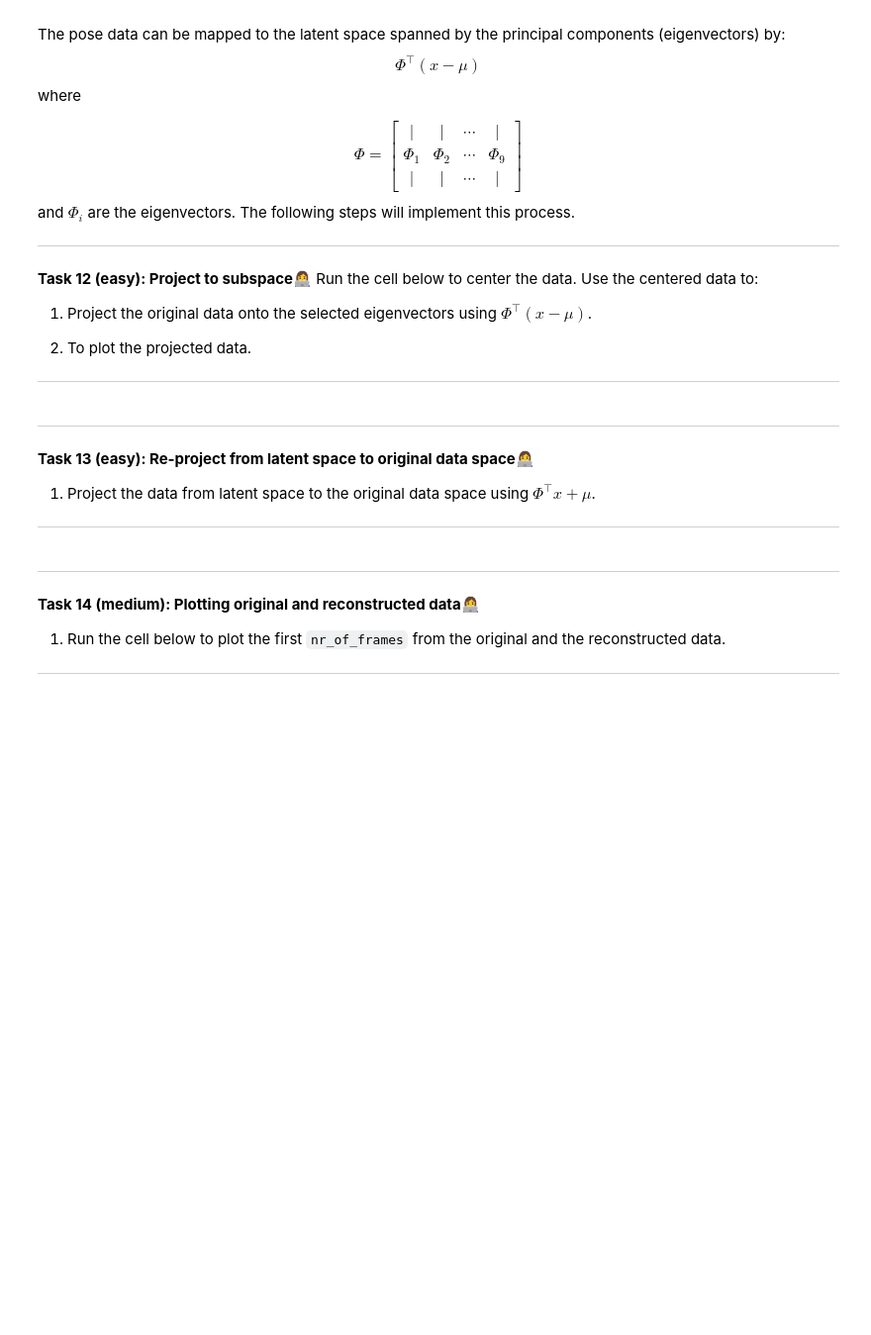
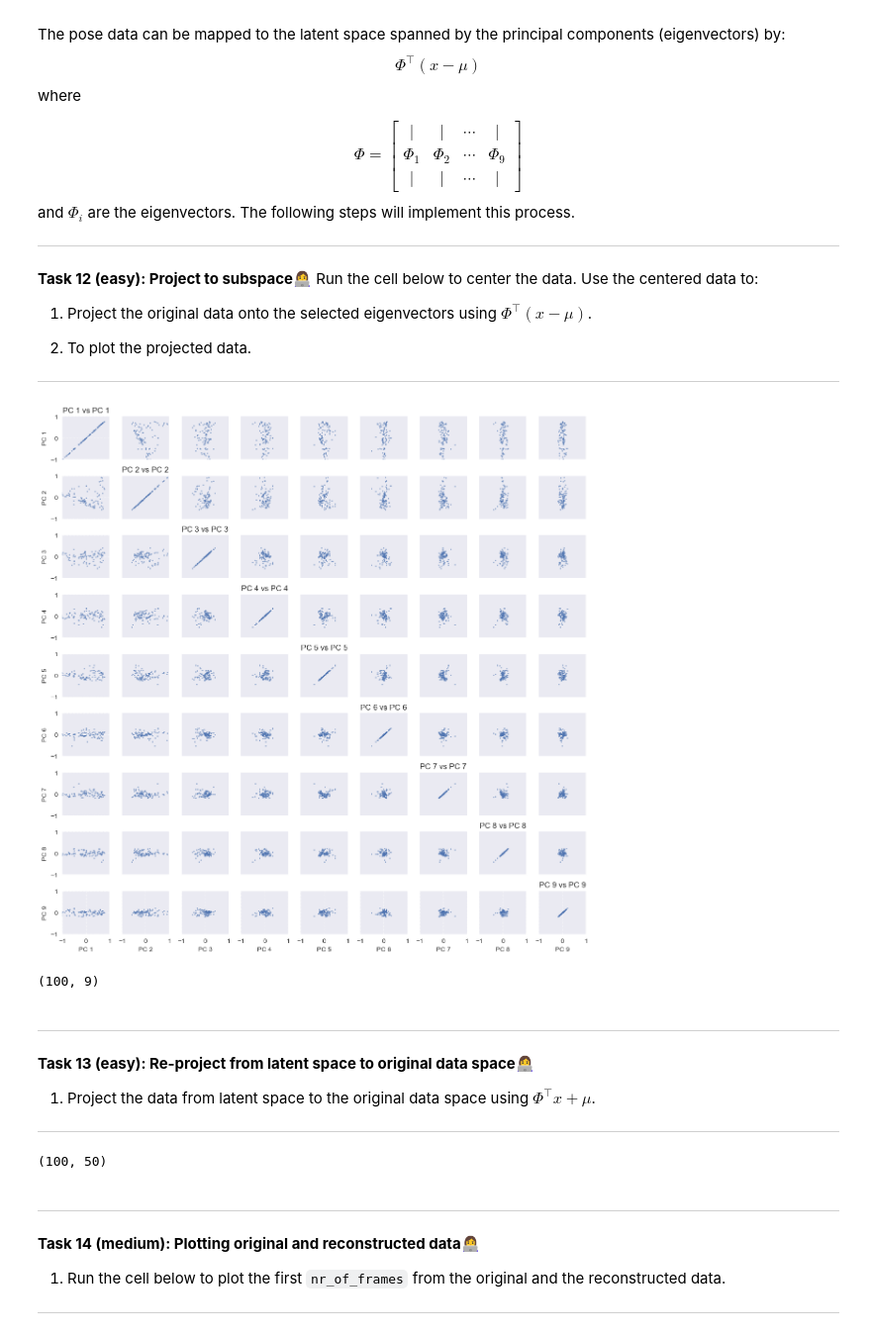
Before and after one commit to hannahcandersen/iml_exercises, a Jupyter notebook: week10/inclass_pca/inclass10.ipynb, the cells around one changed output. Shown at 99% size. Saved outputs shown, nothing was run; the diff lists cells and outputs as text; code cells hidden in the pictures; blank space fills up the shorter version.

```diff
--- a/week10/inclass_pca/inclass10.ipynb
+++ b/week10/inclass_pca/inclass10.ipynb
@@ -208,7 +210,7 @@ Total variance:  0.5649677720470418
 ---
 # %%
 # Get list of permutation indeces of the eigenvalues in descending order and sort them
-sorted_indexes = np.argsort(eigenvalues)[::-1]
+sorted_indexes = np.argsort(-eigenvalues)
 # THIS GIVES A SORTED LIST OF ON WHICH INDEX THE HIGH EIGENVALUES ARE AND SO ON
 # For example, if eigenvalues were [0.1, 0.4, 0.3], np.argsort(eigenvalues) would give [0, 2, 1] (indices to sort in ascending order), and [::-1] would reverse it to [1, 2, 0]
 
@@ -295,7 +297,16 @@ $$
 
 ---
 # %%
-# Write your solution here
+## PHI
+# Construct the orthonormal phi matrix containing the first 9 eigenvectors (the new basis)
+k = 9
+phi = sorted_eigenvectors[:, :k] # shape (50, 9)
+# ortho-normal basis, each column is a new basis vector
 
-
+## MIXING PARAMETERS
+# Scales the vectors based on their importance (eigenvalues)
+# mi = sqrt(eigenvalue_i) * phi_i
+mixing_params = phi * sorted_eigenvalues[:k]
+# rows: one for each feature/coord (50). how much each feature contributes to the new basis vectors (in terms of standard deviation)
+# columns: one for each PC (9). forms the new basis
 print(mixing_params.shape)
@@ -356,27 +384,28 @@ Run the cell below to center the data. Use the centered data to:
 # %%
 # Calculate the mean vector
 mean_vector = np.mean(dataset, axis=0)
 
 # Subtract the mean from each data point
 centered_data = dataset - mean_vector
 
-# Write your solution here
-
+# Project from data space to latent space - phi (the selected k eigenvectors).T dot centered_dat
+projected_data = phi.T @ centered_data.T
+# does it for all the data points
 
 plot_pca_pairwise_scatter(
     dataset=dataset,
     phi=phi,
     num_components=9,
-    figsize=(10, 10),
+    figsize=(12, 12),
     marker='.',
-    xlim=(-1.5, 1.5),
-    ylim=(-1.5, 1.5),
-    save_plot=False,
-    save_dir='plots',
-    file_format='png'
+    xlim=(-1, 1),
+    ylim=(-1, 1)
 )
 
 print(projected_data.T.shape)
+# %% [output]
+[figure, added]
+(100, 9)
 # %% [markdown]
 
 ---
@@ -386,10 +415,12 @@ print(projected_data.T.shape)
 
 ---
 # %%
-# Write your solution here
-
+# Reconstruct the data from latent space to data space
+reconstructed_data = (phi @ projected_data).T + mean_vector
 
 print(reconstructed_data.shape)
+# %% [output]
+(100, 50)
 # %% [markdown]
 
 ---
```
Also changed, not shown: parts of 9 cells of this notebook.
